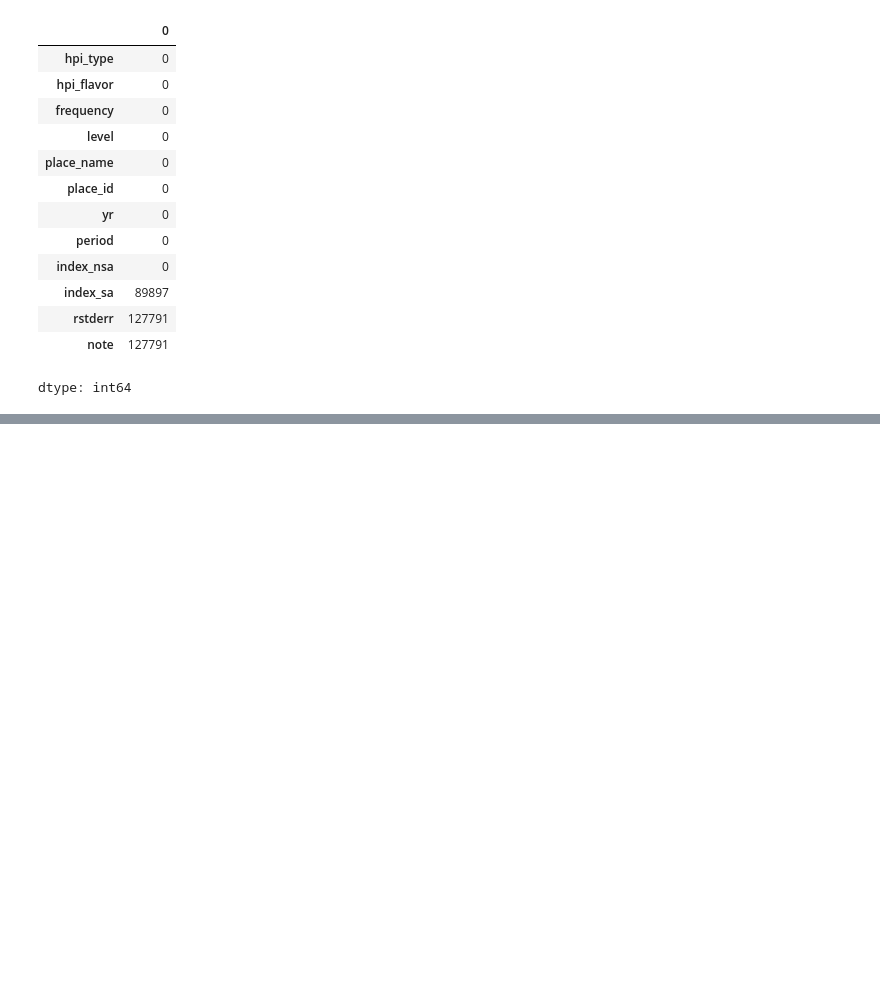
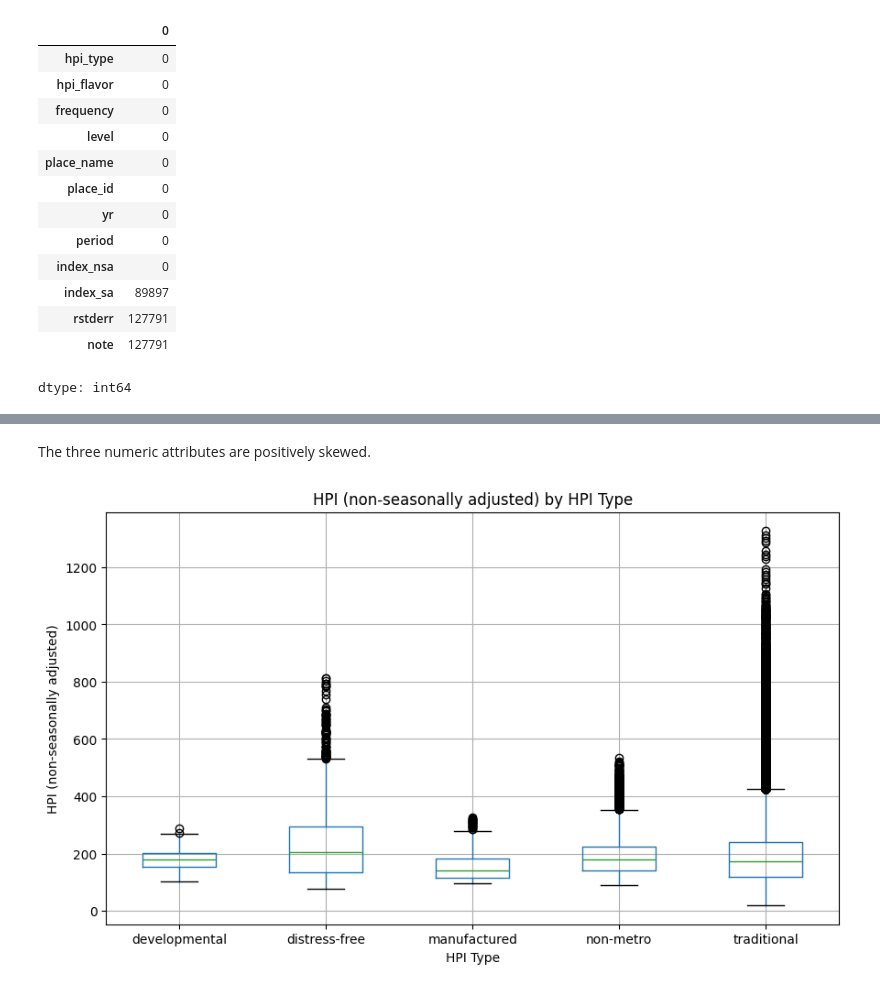
Before and after one commit to abbynam/ds201_capstone1, a Jupyter notebook: Capstone1.ipynb, the cells around one changed output, grey strips where cells are left out. Saved outputs shown, nothing was run; the diff lists cells and outputs as text; code cells hidden in the pictures; blank space fills up the shorter version.

```diff
--- a/Capstone1.ipynb
+++ b/Capstone1.ipynb
@@ -54,0 +189,15 @@ dtype: int64
+# %% [markdown]
+The three numeric attributes are positively skewed.
+# %%
+# boxplots to indicate outliers
+
+hpi.boxplot(column='index_nsa', by='hpi_type', figsize=(10, 6))
+
+plt.title('HPI (non-seasonally adjusted) by HPI Type')
+plt.suptitle('')
+plt.xlabel('HPI Type')
+plt.ylabel('HPI (non-seasonally adjusted)')
+
+plt.show()
+# %% [output]
+[figure, added]
```
Also changed, not shown: parts of 18 cells of this notebook.
